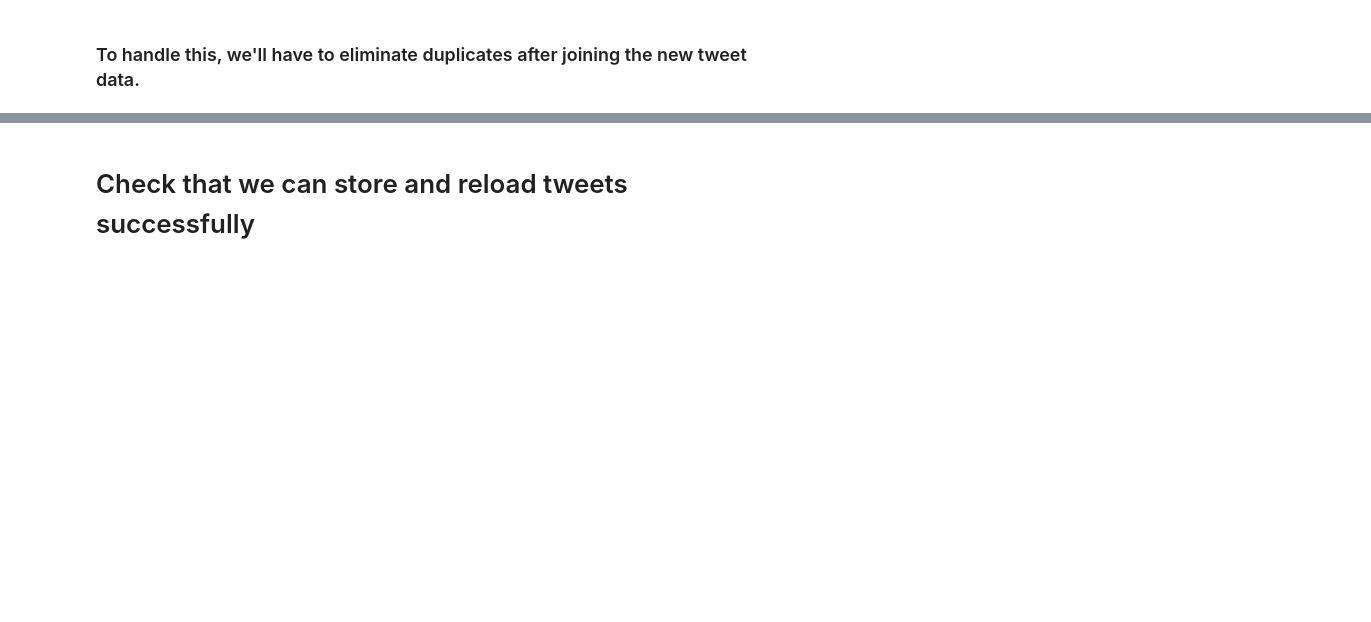
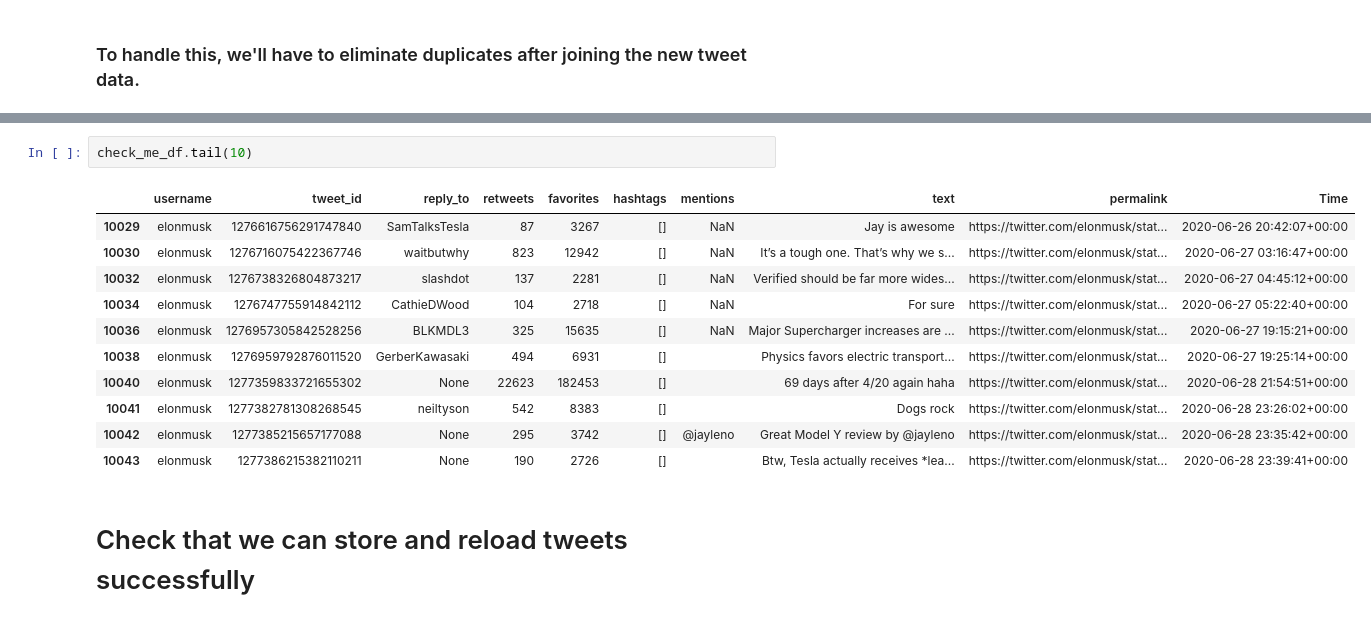
Before and after one commit to JFCherry/Insight-Data-Science-Project, a Jupyter notebook: notebooks/Back_end_functionality.ipynb, the cells around one changed output, grey strips where cells are left out. Drawn from its saved outputs; the diff is of its cells as text; blank space fills up the shorter version.

```diff
--- a/notebooks/Back_end_functionality.ipynb
+++ b/notebooks/Back_end_functionality.ipynb
@@ -207,3 +220,17 @@ check_me_df.iloc[9800:9810] #checks the old data vs. the join to the new data
+# %%
+check_me_df.tail(10)
+# %% [output]
+|  | username | tweet_id | reply_to | retweets | favorites | hashtags | mentions | text | permalink | Time |
+| 10029 | elonmusk | 1276616756291747840 | SamTalksTesla | 87 | 3267 | [] | NaN | Jay is awesome | https://twitter.com/elonmusk/stat... | 2020-06-26 20:42:07+00:00 |
+| 10030 | elonmusk | 1276716075422367746 | waitbutwhy | 823 | 12942 | [] | NaN | It’s a tough one. That’s why we s... | https://twitter.com/elonmusk/stat... | 2020-06-27 03:16:47+00:00 |
+| 10032 | elonmusk | 1276738326804873217 | slashdot | 137 | 2281 | [] | NaN | Verified should be far more wides... | https://twitter.com/elonmusk/stat... | 2020-06-27 04:45:12+00:00 |
+| 10034 | elonmusk | 1276747755914842112 | CathieDWood | 104 | 2718 | [] | NaN | For sure | https://twitter.com/elonmusk/stat... | 2020-06-27 05:22:40+00:00 |
+| 10036 | elonmusk | 1276957305842528256 | BLKMDL3 | 325 | 15635 | [] | NaN | Major Supercharger increases are ... | https://twitter.com/elonmusk/stat... | 2020-06-27 19:15:21+00:00 |
+| 10038 | elonmusk | 1276959792876011520 | GerberKawasaki | 494 | 6931 | [] |  | Physics favors electric transport... | https://twitter.com/elonmusk/stat... | 2020-06-27 19:25:14+00:00 |
+| 10040 | elonmusk | 1277359833721655302 | None | 22623 | 182453 | [] |  | 69 days after 4/20 again haha | https://twitter.com/elonmusk/stat... | 2020-06-28 21:54:51+00:00 |
+| 10041 | elonmusk | 1277382781308268545 | neiltyson | 542 | 8383 | [] |  | Dogs rock | https://twitter.com/elonmusk/stat... | 2020-06-28 23:26:02+00:00 |
+| 10042 | elonmusk | 1277385215657177088 | None | 295 | 3742 | [] | @jayleno | Great Model Y review by @jayleno | https://twitter.com/elonmusk/stat... | 2020-06-28 23:35:42+00:00 |
+| 10043 | elonmusk | 1277386215382110211 | None | 190 | 2726 | [] |  | Btw, Tesla actually receives *lea... | https://twitter.com/elonmusk/stat... | 2020-06-28 23:39:41+00:00 |
 # %% [markdown]
 # Check that we can store and reload tweets successfully
 # %%
```
Also changed, not shown: parts of 9 cells of this notebook, 1 other file.
